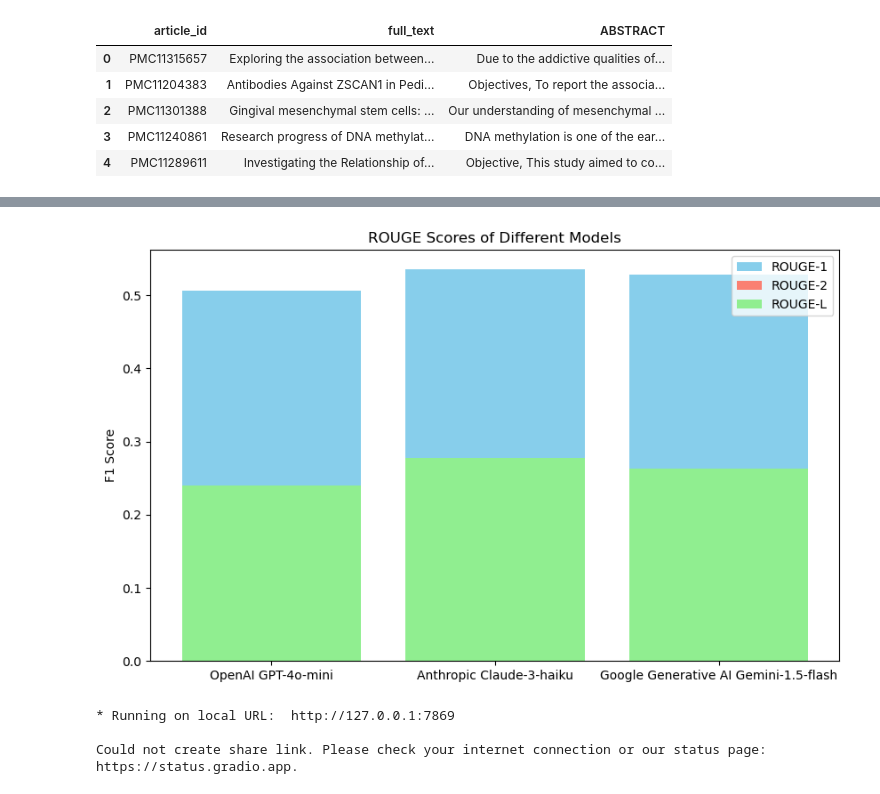
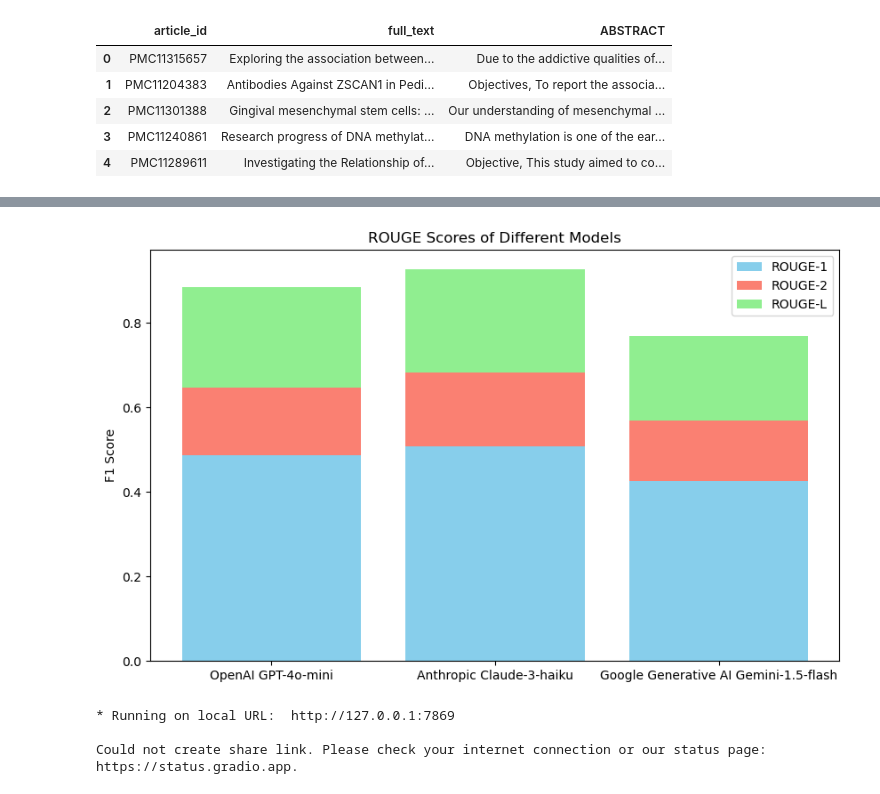
Before and after one commit to spencermg/research_summarizer, a Jupyter notebook: research_summarizer/Frontier_model_summarizer.ipynb, the cells around one changed output, grey strips where cells are left out. Saved outputs shown, nothing was run; the diff lists cells and outputs as text; code cells hidden in the pictures.

Commit message:
Updates to HGF Rouge Scores chart

```diff
--- a/research_summarizer/Frontier_model_summarizer.ipynb
+++ b/research_summarizer/Frontier_model_summarizer.ipynb
@@ -178,24 +176,27 @@ Google Generative AI Scores:
 # %%
 # Create a chart to compare the ROUGE scores of the different models
 
 import matplotlib.pyplot as plt
 
 models = ["OpenAI GPT-4o-mini", "Anthropic Claude-3-haiku", "Google Generative AI Gemini-1.5-flash"]
 
 rouge_1_scores = [openai_scores["rouge1"], anthropic_scores["rouge1"], genai_scores["rouge1"]]
 rouge_2_scores = [openai_scores["rouge2"], anthropic_scores["rouge2"], genai_scores["rouge2"]]
 rouge_l_scores = [openai_scores["rougeL"], anthropic_scores["rougeL"], genai_scores["rougeL"]]
 
 plt.figure(figsize=(10, 6))
+
+# Stack the bars using variable names for scores
 plt.bar(models, rouge_1_scores, color="skyblue", label="ROUGE-1")
-plt.bar(models, rouge_2_scores, color="salmon", label="ROUGE-2")
-plt.bar(models, rouge_l_scores, color="lightgreen", label="ROUGE-L")
+plt.bar(models, rouge_2_scores, bottom=rouge_1_scores, color="salmon", label="ROUGE-2")
+plt.bar(models, rouge_l_scores, bottom=[i+j for i,j in zip(rouge_1_scores, rouge_2_scores)], color="lightgreen", label="ROUGE-L")
+
 plt.ylabel("F1 Score")
 plt.title("ROUGE Scores of Different Models")
 plt.legend()
 plt.show()
 # %% [output]
-[figure, old version]
+[figure, new version]
 # %%
 # Create a Gradio interface to summarize articles using the different models
 
```
Also changed, not shown: parts of 6 cells of this notebook, 1 other file.
